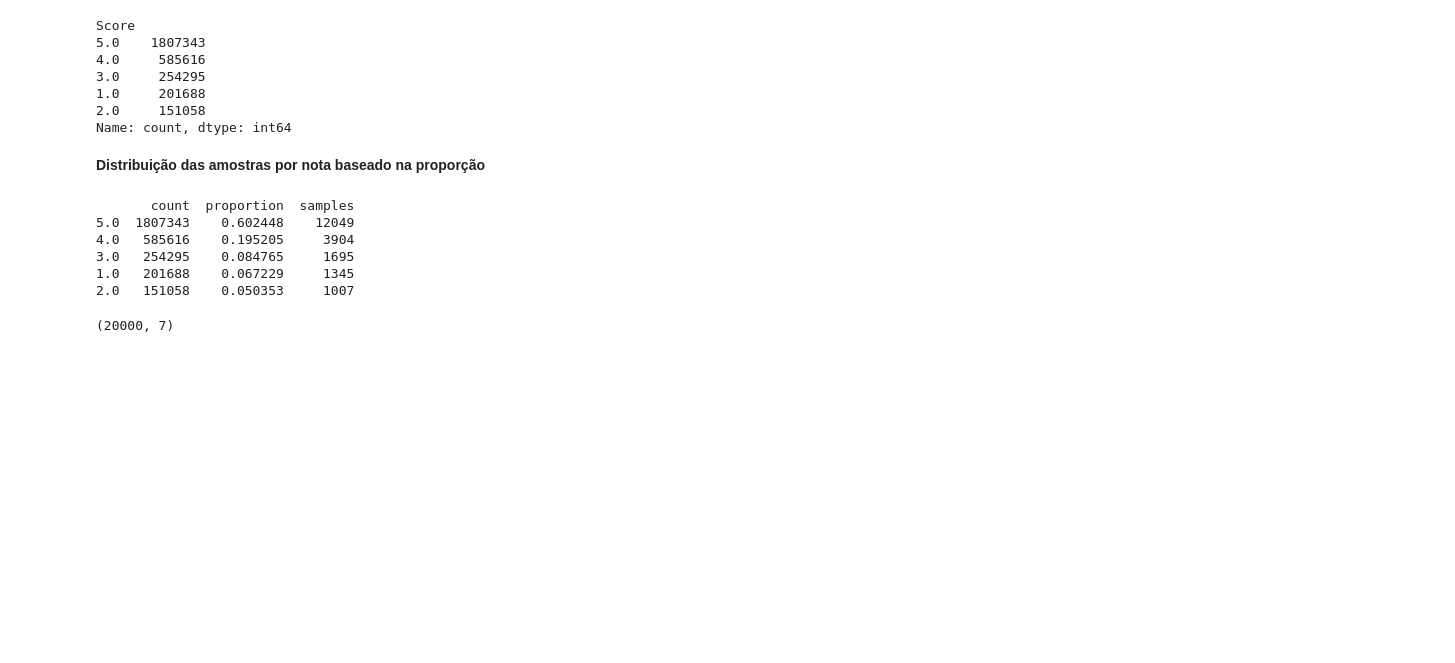
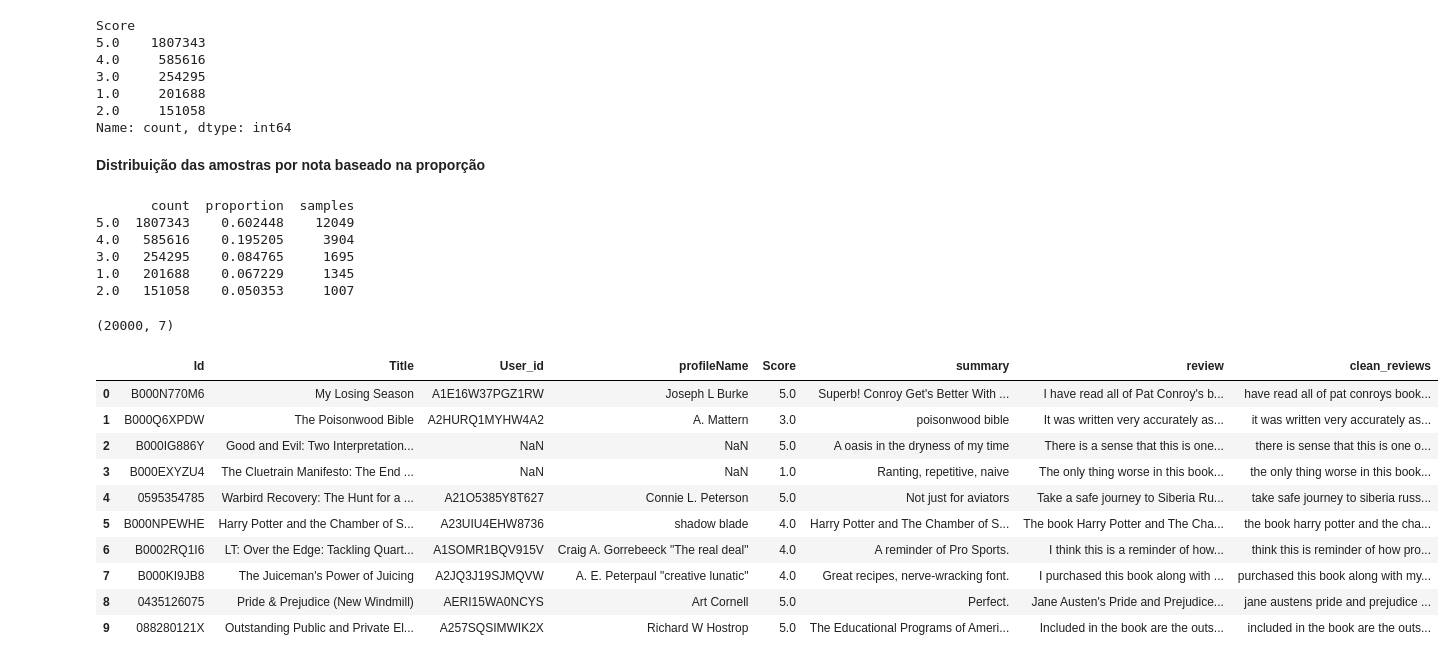
Before and after one commit to EndelSemW/Mestrado-UFRJ, a Jupyter notebook: btm-amazon-books-review-data-set.ipynb, the cells around one changed output. Drawn from its saved outputs; the diff is of its cells as text; code cells hidden in the pictures; blank space fills up the shorter version.

Commit message:
Amazon Books Review Data Set | Pré processamento

```diff
--- a/btm-amazon-books-review-data-set.ipynb
+++ b/btm-amazon-books-review-data-set.ipynb
@@ -146,5 +147,38 @@ df = df_amostral_final
 df.shape
 # %% [output]
 (20000, 7)
+# %%
+def clean(text):
+    # Remover tags HTML (nao sei se tinham, mas melhor prevenir do que remediar)
+    text = re.sub(r'<.*?>', '', text)
+
+    # Remover caracteres especiais e pontuações
+    text = re.sub(r'[^a-zA-Z\s]', '', text)
+
+    # Converter para minúsculas
+    text = text.lower()
+
+    # Remoção de espaços em branco extras
+    text = re.sub(r'\s+', ' ', text).strip()
+
+    # Remoção de caracteres simples
+    text = re.sub(r'\b[a-zA-Z]\b', '', text)
+    return text
+
+df['clean_reviews'] = df['review'].apply(clean)
+# %%
+df.head(10)
+# %% [output]
+|  | Id | Title | User_id | profileName | Score | summary | review | clean_reviews |
+| 0 | B000N770M6 | My Losing Season | A1E16W37PGZ1RW | Joseph L Burke | 5.0 | Superb! Conroy Get's Better With ... | I have read all of Pat Conroy's b... | have read all of pat conroys book... |
+| 1 | B000Q6XPDW | The Poisonwood Bible | A2HURQ1MYHW4A2 | A. Mattern | 3.0 | poisonwood bible | It was written very accurately as... | it was written very accurately as... |
+| 2 | B000IG886Y | Good and Evil: Two Interpretation... | NaN | NaN | 5.0 | A oasis in the dryness of my time | There is a sense that this is one... | there is sense that this is one o... |
+| 3 | B000EXYZU4 | The Cluetrain Manifesto: The End ... | NaN | NaN | 1.0 | Ranting, repetitive, naive | The only thing worse in this book... | the only thing worse in this book... |
+| 4 | 0595354785 | Warbird Recovery: The Hunt for a ... | A21O5385Y8T627 | Connie L. Peterson | 5.0 | Not just for aviators | Take a safe journey to Siberia Ru... | take safe journey to siberia russ... |
+| 5 | B000NPEWHE | Harry Potter and the Chamber of S... | A23UIU4EHW8736 | shadow blade | 4.0 | Harry Potter and The Chamber of S... | The book Harry Potter and The Cha... | the book harry potter and the cha... |
+| 6 | B0002RQ1I6 | LT: Over the Edge: Tackling Quart... | A1SOMR1BQV915V | Craig A. Gorrebeeck "The real deal" | 4.0 | A reminder of Pro Sports. | I think this is a reminder of how... | think this is reminder of how pro... |
+| 7 | B000KI9JB8 | The Juiceman's Power of Juicing | A2JQ3J19SJMQVW | A. E. Peterpaul "creative lunatic" | 4.0 | Great recipes, nerve-wracking font. | I purchased this book along with ... | purchased this book along with my... |
+| 8 | 0435126075 | Pride & Prejudice (New Windmill) | AERI15WA0NCYS | Art Cornell | 5.0 | Perfect. | Jane Austen's Pride and Prejudice... | jane austens pride and prejudice ... |
+| 9 | 088280121X | Outstanding Public and Private El... | A257SQSIMWIK2X | Richard W Hostrop | 5.0 | The Educational Programs of Ameri... | Included in the book are the outs... | included in the book are the outs... |
 # %%
 df.to_csv("AmazonReviewbooksclean.csv")
```
Also changed, not shown: parts of 1 cell of this notebook.
